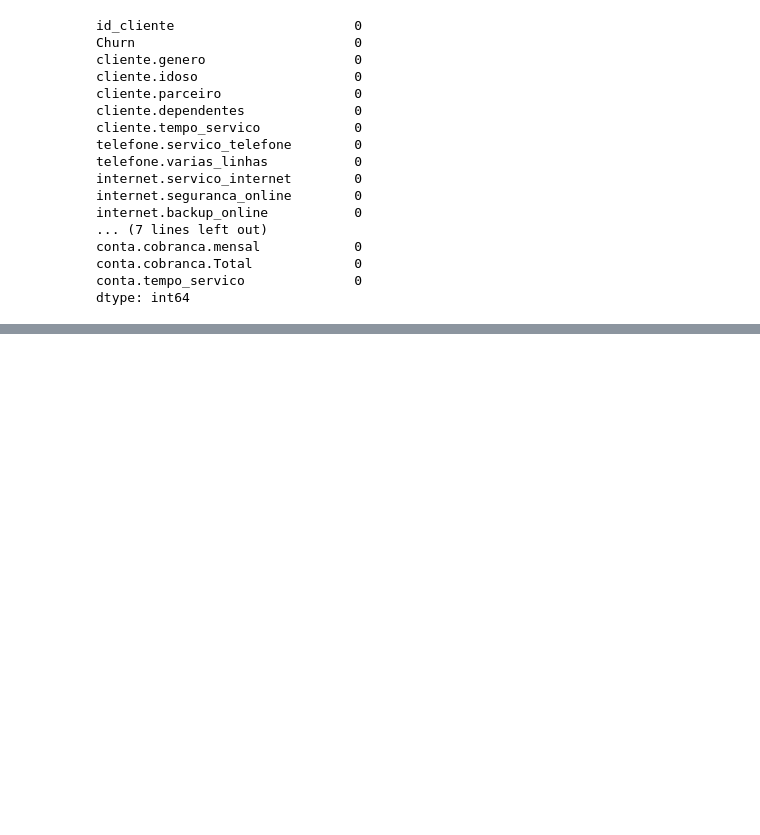
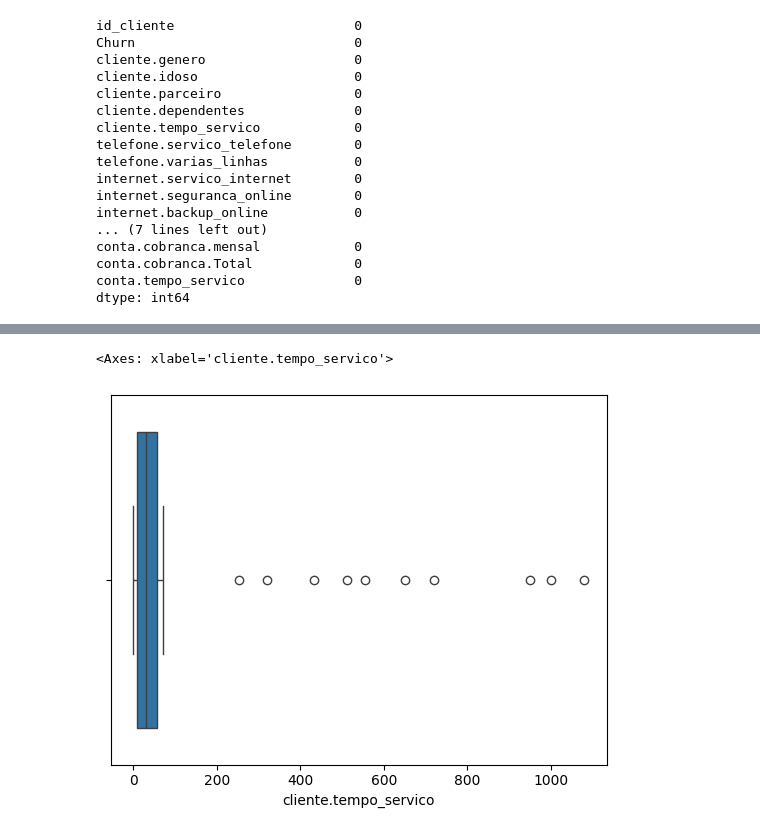
Before and after one commit to Du442/Alura-courses, a Jupyter notebook: ai_studies/pandas/fifth-course/main_churn.ipynb, the cells around one changed output, grey strips where cells are left out. Drawn from its saved outputs; the diff is of its cells as text; code cells hidden in the pictures; blank space fills up the shorter version.

```diff
--- a/ai_studies/pandas/fifth-course/main_churn.ipynb
+++ b/ai_studies/pandas/fifth-course/main_churn.ipynb
@@ -527,0 +544,5 @@ dtype: int64
+# %%
+sns.boxplot(x=df_sem_nulo['cliente.tempo_servico'])
+# %% [output]
+<Axes: xlabel='cliente.tempo_servico'>
+[figure, added]
```
Also changed, not shown: parts of 36 cells of this notebook, 1 other file.
